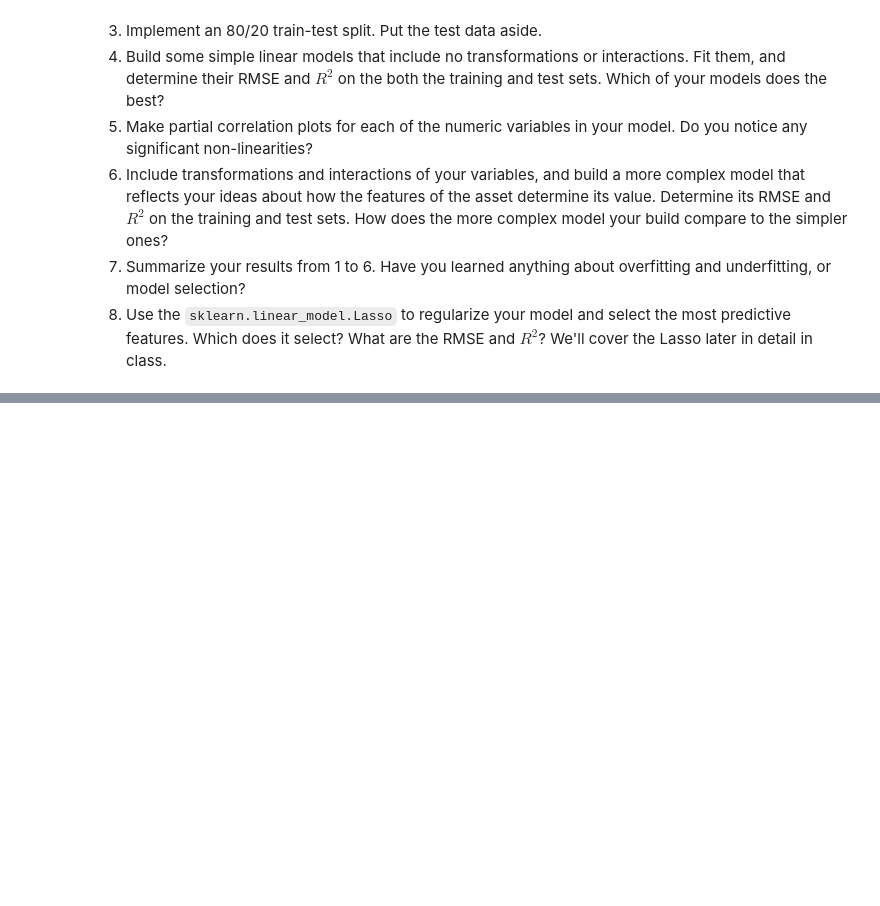
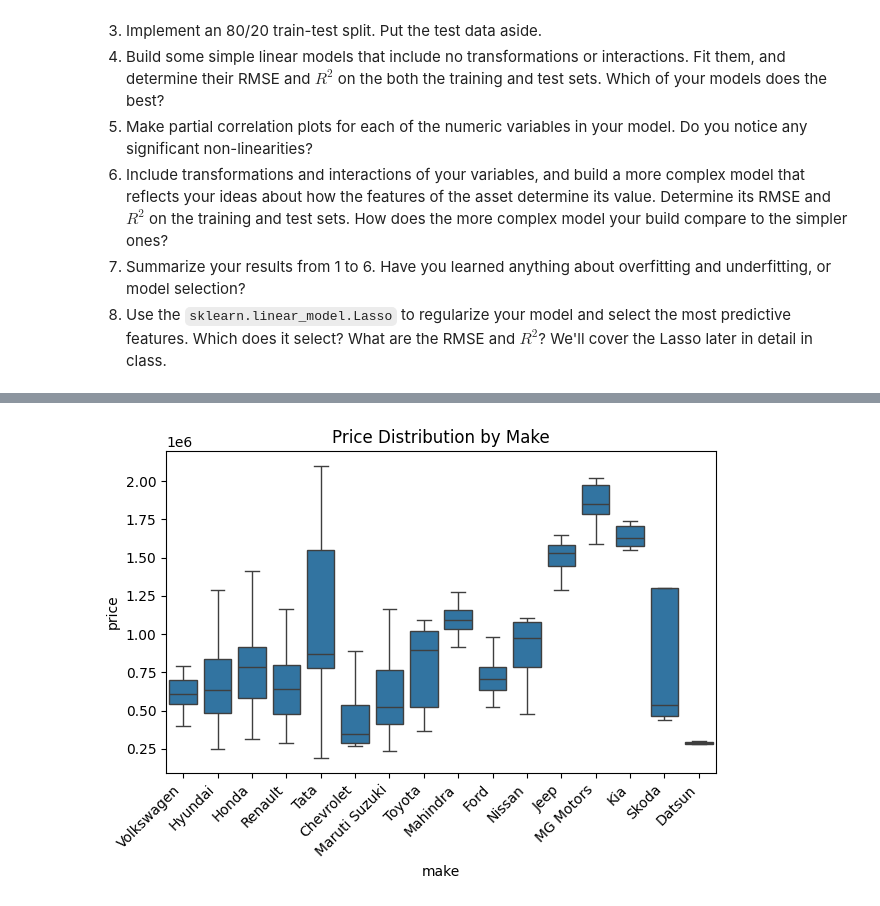
Before and after one commit to ap-vp/lab_hedonic_pricing, a Jupyter notebook: lab_notebook.ipynb, the cells around one changed output, grey strips where cells are left out. Cells and saved outputs as stored; diff of their text form; code cells hidden in the pictures; blank space fills up the shorter version.

```diff
--- a/lab_notebook.ipynb
+++ b/lab_notebook.ipynb
@@ -17,0 +161,10 @@ In the lab folder, there are three options: housing prices in `pierce_county_hou
+# %%
+#make vs price
+plt.figure()
+sns.boxplot(data=df, x="make", y="price", showfliers=False)
+plt.xticks(rotation=45, ha="right")
+plt.title("Price Distribution by Make")
+plt.tight_layout()
+plt.show()
+# %% [output]
+[figure, added]
```
Also changed, not shown: parts of 23 cells of this notebook.
